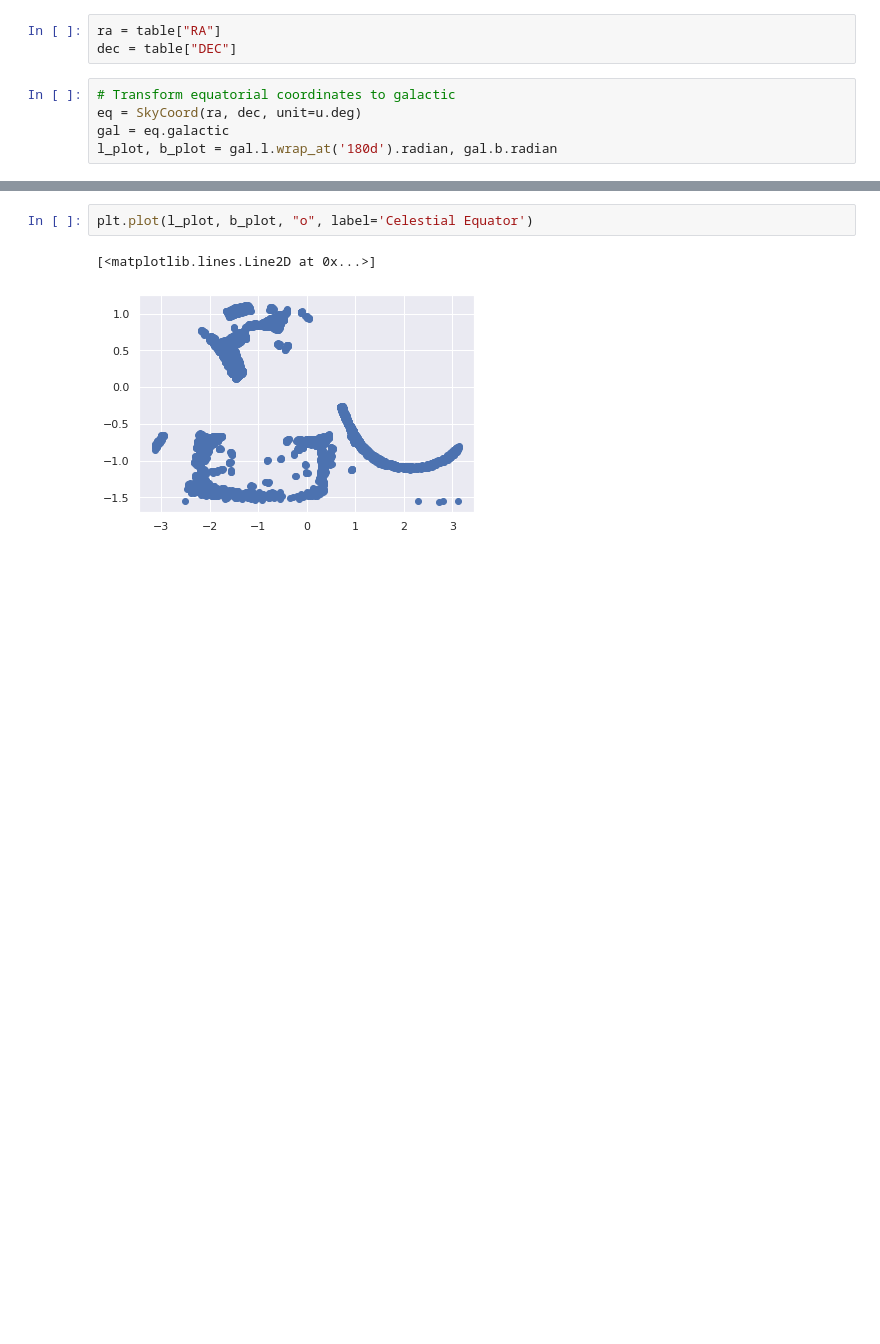
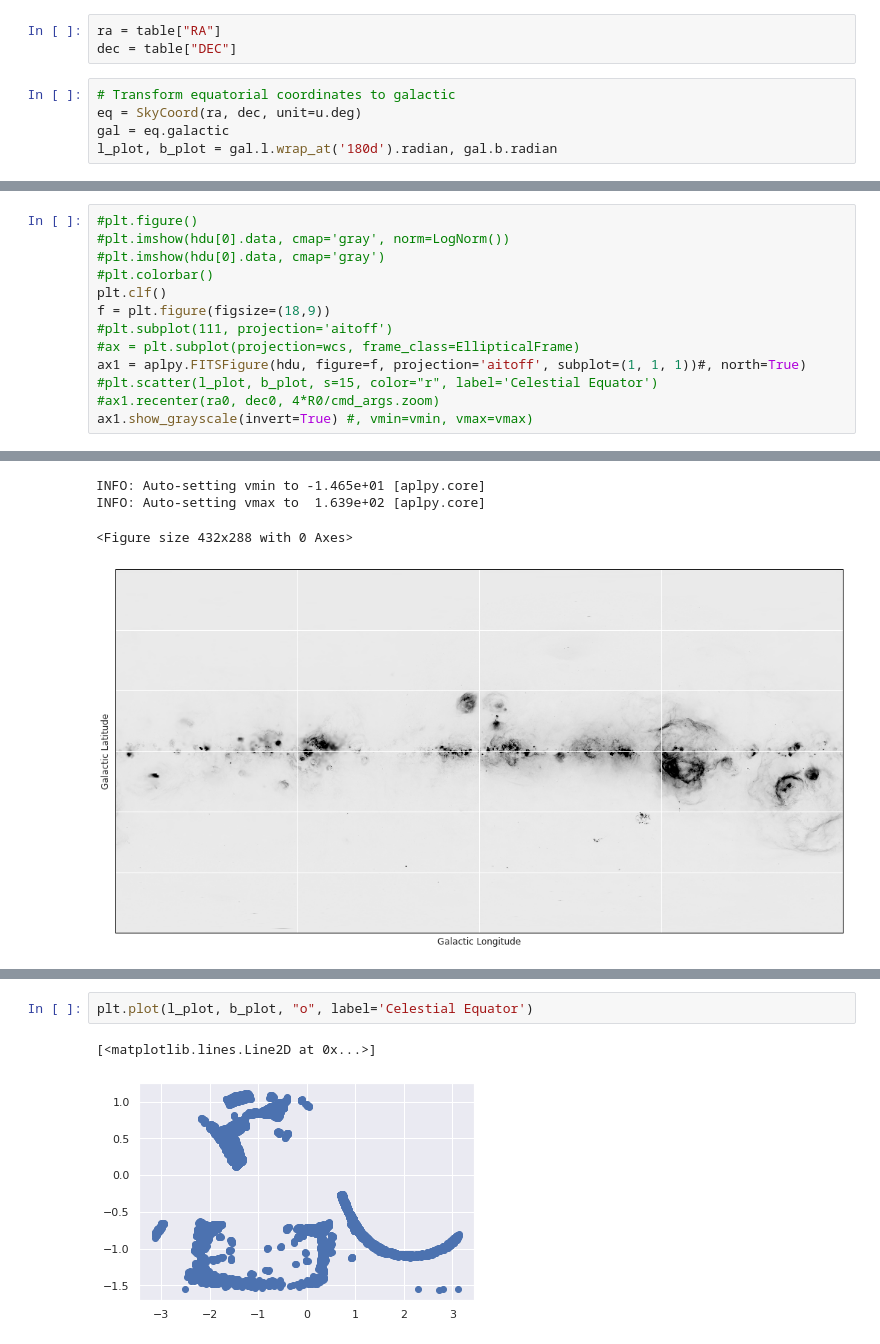
Before and after one commit to AngelGSoto/SPLUS_EmissionObject, a Jupyter notebook: Notebook/Galactic coordinates.ipynb, the cells around one changed output, grey strips where cells are left out. Saved outputs shown, nothing was run; the diff lists cells and outputs as text; blank space fills up the shorter version.

```diff
--- a/Notebook/Galactic coordinates.ipynb
+++ b/Notebook/Galactic coordinates.ipynb
@@ -65,0 +100,14 @@ plt.show()
+# %%
+#plt.figure()
+#plt.imshow(hdu[0].data, cmap='gray', norm=LogNorm())
+#plt.imshow(hdu[0].data, cmap='gray')
+#plt.colorbar()
+plt.clf()
+f = plt.figure(figsize=(18,9))
+#plt.subplot(111, projection='aitoff')
+#ax = plt.subplot(projection=wcs, frame_class=EllipticalFrame)
+ax1 = aplpy.FITSFigure(hdu, figure=f, projection='aitoff', subplot=(1, 1, 1))#, north=True)
+#plt.scatter(l_plot, b_plot, s=15, color="r", label='Celestial Equator')
+#ax1.recenter(ra0, dec0, 4*R0/cmd_args.zoom)
+ax1.show_grayscale(invert=True) #, vmin=vmin, vmax=vmax)
+# %% [output]
@@ -65,0 +118,4 @@ plt.show()
+INFO: Auto-setting vmin to -1.465e+01 [aplpy.core]
+INFO: Auto-setting vmax to  1.639e+02 [aplpy.core]
+<Figure size 432x288 with 0 Axes>
+[figure, added]
```
Also changed, not shown: parts of 6 cells of this notebook, 6 other files.
